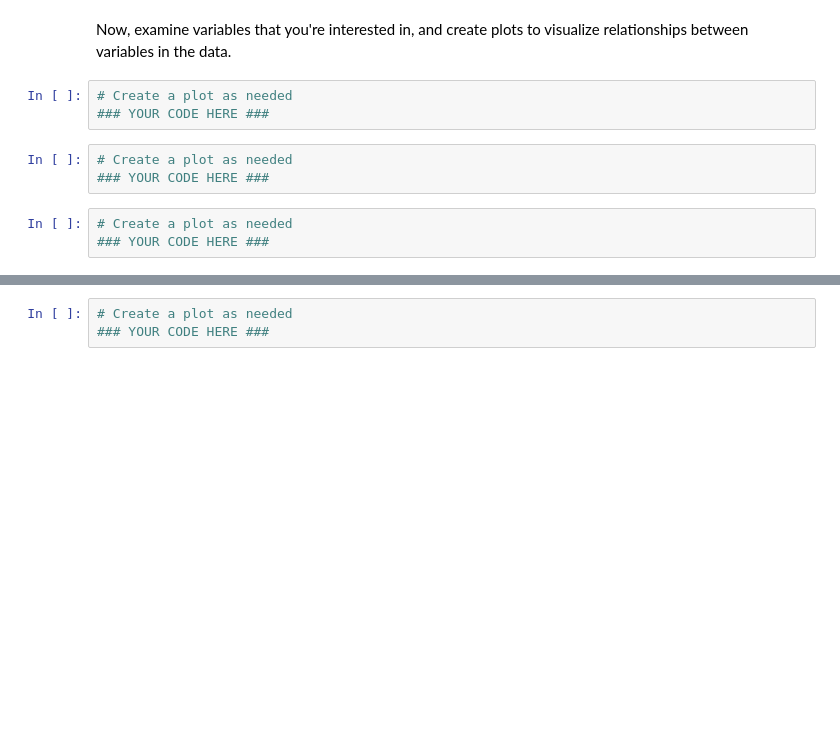
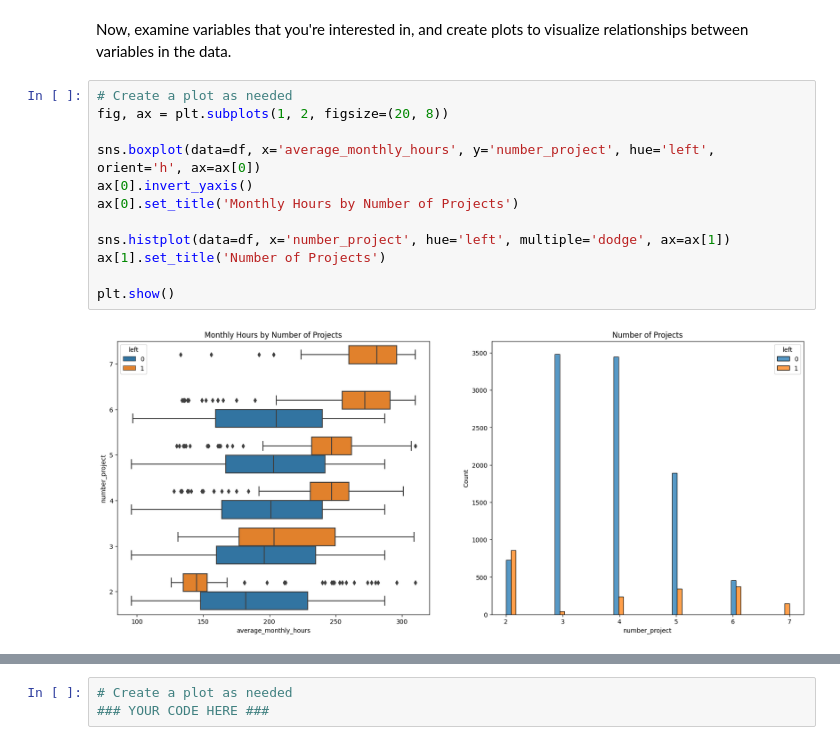
Before and after one commit to andyguo0228/salifort_motor_project, a Jupyter notebook: Activity_ Course 7 Salifort Motors project lab.ipynb, the cells around one changed output, grey strips where cells are left out. Saved outputs shown, nothing was run; the diff lists cells and outputs as text; blank space fills up the shorter version.

Commit message:
working on project

```diff
--- a/Activity_ Course 7 Salifort Motors project lab.ipynb
+++ b/Activity_ Course 7 Salifort Motors project lab.ipynb
@@ -184,12 +288,17 @@ Begin by understanding how many employees left and what percentage of all employ
 ### Data visualizations
 # %% [markdown]
 Now, examine variables that you're interested in, and create plots to visualize relationships between variables in the data.
-# %%
-# Create a plot as needed
-### YOUR CODE HERE ###
-# %%
-# Create a plot as needed
-### YOUR CODE HERE ###
-# %%
-# Create a plot as needed
-### YOUR CODE HERE ###
+# %%
+# Create a plot as needed
+fig, ax = plt.subplots(1, 2, figsize=(20, 8))
+
+sns.boxplot(data=df, x='average_monthly_hours', y='number_project', hue='left', orient='h', ax=ax[0])
+ax[0].invert_yaxis()
+ax[0].set_title('Monthly Hours by Number of Projects')
+
+sns.histplot(data=df, x='number_project', hue='left', multiple='dodge', ax=ax[1])
+ax[1].set_title('Number of Projects')
+
+plt.show()
+# %% [output]
+[figure, added]
```
Also changed, not shown: parts of 16 cells of this notebook.
